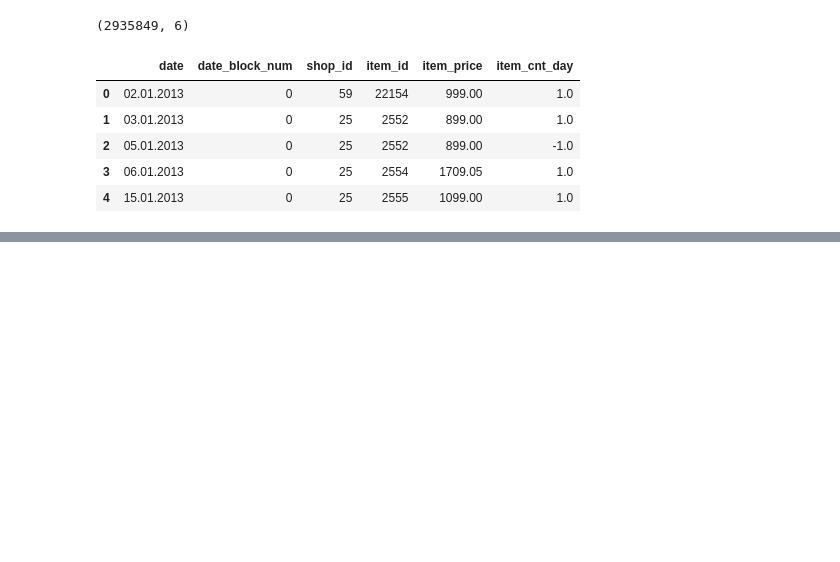
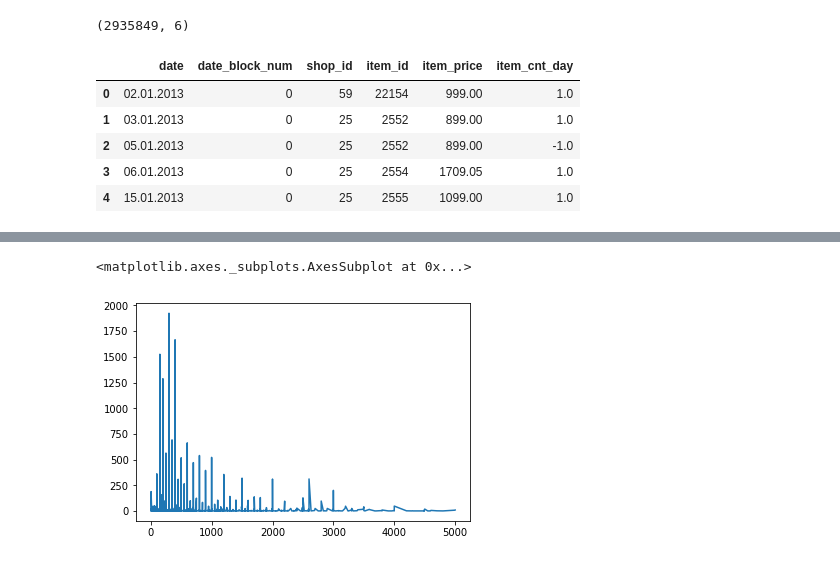
Before and after one commit to aaronbjohnson/predict-future-sales, a Jupyter notebook: notebooks/1.0_abj_initial-data-exploration.ipynb, the cells around one changed output, grey strips where cells are left out. Cells and saved outputs as stored; diff of their text form; code cells hidden in the pictures; blank space fills up the shorter version.

```diff
--- a/notebooks/1.0_abj_initial-data-exploration.ipynb
+++ b/notebooks/1.0_abj_initial-data-exploration.ipynb
@@ -32,0 +86,6 @@ Importing the data variable description from [kaggle](https://www.kaggle.com/c/c
+# %%
+low_price = df_sample[df_sample['item_price'] < 5000]
+low_price['item_price'].value_counts().sort_index().plot.line()
+# %% [output]
+<matplotlib.axes._subplots.AxesSubplot at 0x...>
+[figure, added]
```
Also changed, not shown: parts of 12 cells of this notebook, 1 other file.
